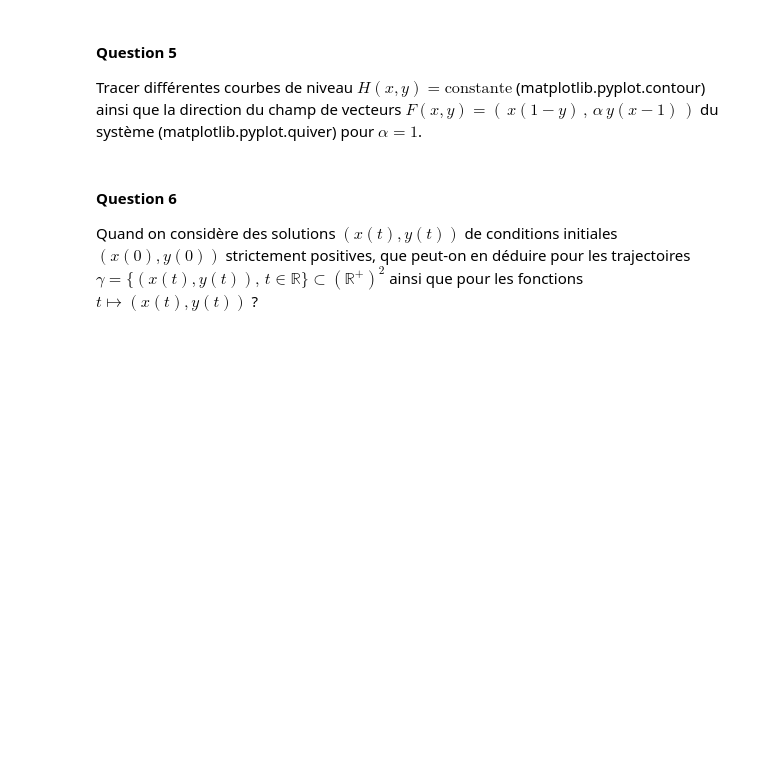
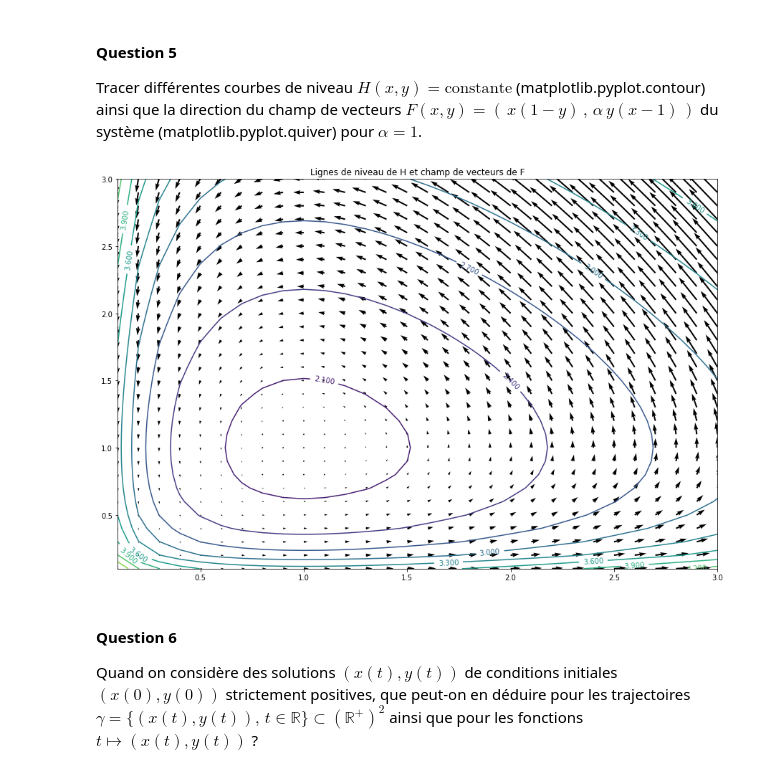
Before and after one commit to tomjeannesson/ENSIMAG-MNB-1A, a Jupyter notebook: squelette_TP.ipynb, the cells around one changed output. Cells and saved outputs as stored; diff of their text form; code cells hidden in the pictures; blank space fills up the shorter version.

```diff
--- a/squelette_TP.ipynb
+++ b/squelette_TP.ipynb
@@ -242,6 +248,37 @@ du système (matplotlib.pyplot.quiver) pour $\alpha =1$.
 import matplotlib.cm as cm
 import matplotlib.pyplot as plt
 import numpy as np
+# %%
+alpha = 1
+size = 30
+max = 3
+x = np.linspace(0.1, max, size)
+y = np.linspace(0.1, max, size)
+X, Y = np.meshgrid(x, y)
+H = alpha*(X - np.log(X)) + Y - np.log(Y)
+
+fig, ax = plt.subplots(figsize = (15, 10))
+CS = ax.contour(X, Y, H, levels = 10)
+ax.clabel(CS, inline=1, fontsize=10)
+ax.set_title("Lignes de niveau de H et champ de vecteurs de F")
+
+x = []
+for _ in range(size):
+    x = np.append(x, np.linspace(0.1, max, size))
+y = []
+for index in range(size):
+    y = np.append(y, np.full(size, x[index]))
+
+x_dir = np.zeros(size**2)
+y_dir = np.zeros(size**2)
+for i in range(size**2):
+    x_val, y_val = x[i], y[i]
+    x_dir[i] = x_val*(1-y_val)
+    y_dir[i] = alpha*y_val*(x_val-1)
+
+plt.quiver(x, y, x_dir, y_dir);
+# %% [output]
+[figure, added]
 # %% [markdown]
 #### Question 6
 Quand on considère
```
Also changed, not shown: parts of 13 cells of this notebook.
